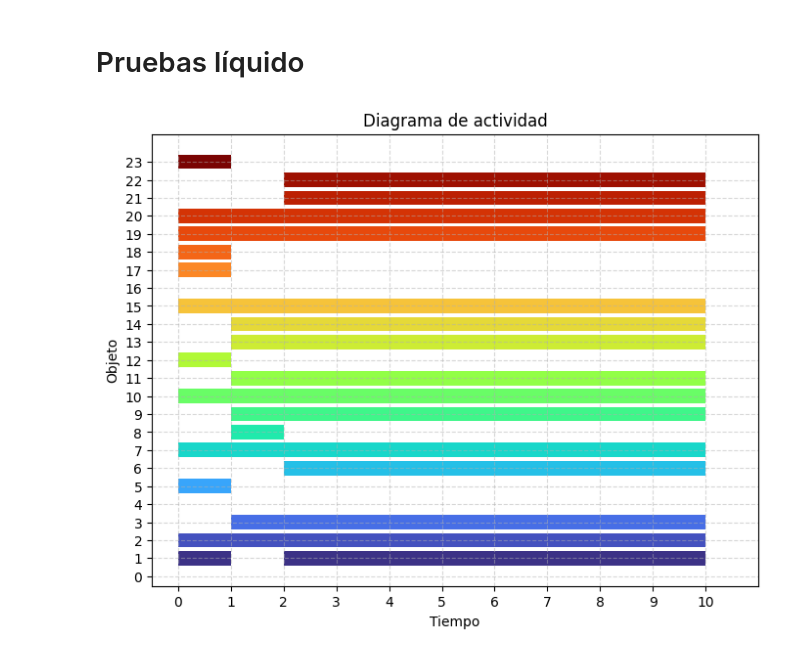
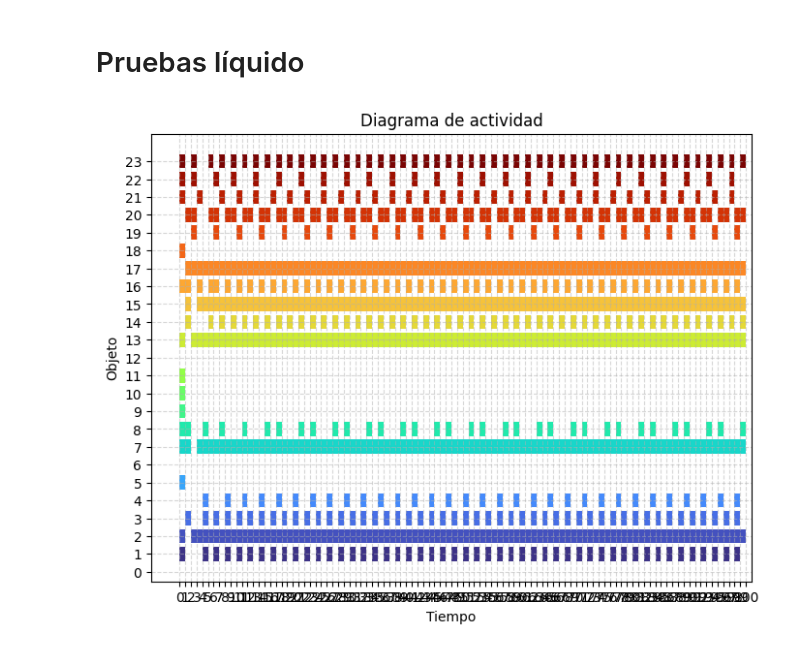
Before and after one commit to Pitzanami/InvestigacionEJ2025, a Jupyter notebook: Pruebas Liquido.ipynb, the cells around one changed output. Saved outputs shown, nothing was run; the diff lists cells and outputs as text; code cells hidden in the pictures.

```diff
--- a/Pruebas Liquido.ipynb
+++ b/Pruebas Liquido.ipynb
@@ -7,7 +7,7 @@ from LSM_tools import getConnMatrix
 shape_liquid = (2, 3, 4)
 n_neurons = shape_liquid[0] * shape_liquid[1] * shape_liquid[2]
 
-W_random = np.random.randint(0, 11, (n_neurons, n_neurons))
+W_random = np.random.uniform(0, 1, (n_neurons, n_neurons))
 
 C_eq = getConnMatrix(n_neurons, shape_liquid)
 # print(C_eq)
@@ -20,12 +20,12 @@ Z_0 = np.random.randint(0, 2, (n_neurons, 1))
 # print(Z_0)
 # %%
 from BMS_CPG import CPG
-from graficas import graph
+from graficas import graph, anigraph
 
-CPG_pruebas = CPG(10, WC, Z_0)
+CPG_pruebas = CPG(100, WC, Z_0)
 
 Simulacion = CPG_pruebas.simulacion()
 
 graph(Simulacion)
 # %% [output]
-[figure, old version]
+[figure, new version]
```
Also changed, not shown: parts of 2 cells of this notebook, 3 other files.
